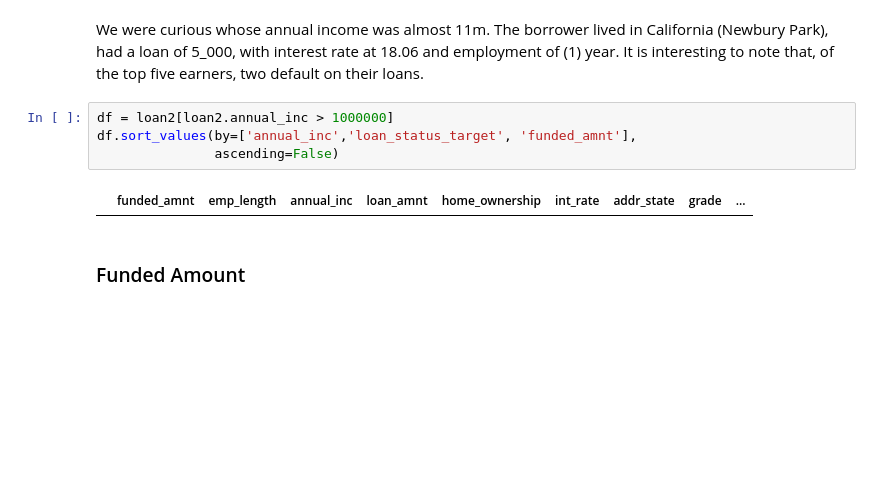
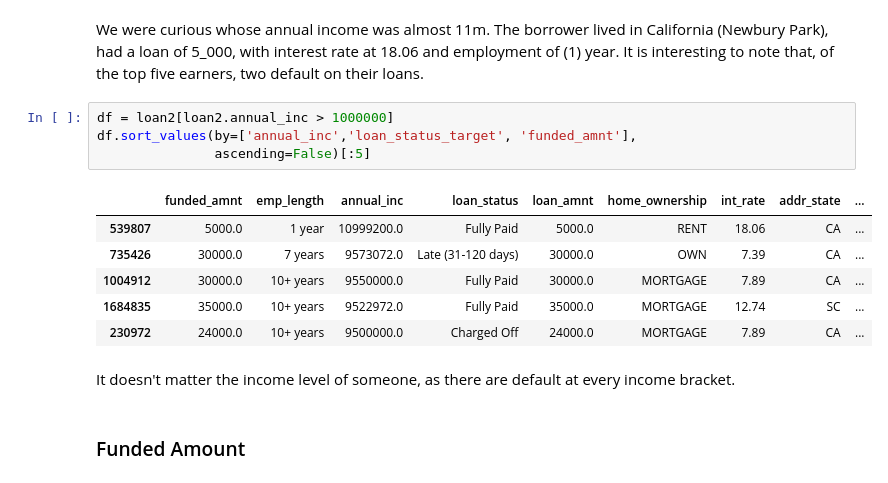
Before and after one commit to celesteshort/ml-lending-default, a Jupyter notebook: ml_loan_default.ipynb, the cells around one changed output. Drawn from its saved outputs; the diff is of its cells as text; blank space fills up the shorter version.

```diff
--- a/ml_loan_default.ipynb
+++ b/ml_loan_default.ipynb
@@ -344,9 +346,16 @@ We were curious whose annual income was almost 11m.  The borrower lived in Calif
 # %%
 df = loan2[loan2.annual_inc > 1000000]
 df.sort_values(by=['annual_inc','loan_status_target', 'funded_amnt'],
-               ascending=False)
+               ascending=False)[:5]
 # %% [output]
-|  | funded_amnt | emp_length | annual_inc | loan_amnt | home_ownership | int_rate | addr_state | grade | ... |
+|  | funded_amnt | emp_length | annual_inc | loan_status | loan_amnt | home_ownership | int_rate | addr_state | ... |
+| 539807 | 5000.0 | 1 year | 10999200.0 | Fully Paid | 5000.0 | RENT | 18.06 | CA | ... |
+| 735426 | 30000.0 | 7 years | 9573072.0 | Late (31-120 days) | 30000.0 | OWN | 7.39 | CA | ... |
+| 1004912 | 30000.0 | 10+ years | 9550000.0 | Fully Paid | 30000.0 | MORTGAGE | 7.89 | CA | ... |
+| 1684835 | 35000.0 | 10+ years | 9522972.0 | Fully Paid | 35000.0 | MORTGAGE | 12.74 | SC | ... |
+| 230972 | 24000.0 | 10+ years | 9500000.0 | Charged Off | 24000.0 | MORTGAGE | 7.89 | CA | ... |
+# %% [markdown]
+It doesn't matter the income level of someone, as there are default at every income bracket.
 # %% [markdown]
 ### Funded Amount
 # %% [markdown]
```
Also changed, not shown: parts of 31 cells of this notebook, 7 other files.
